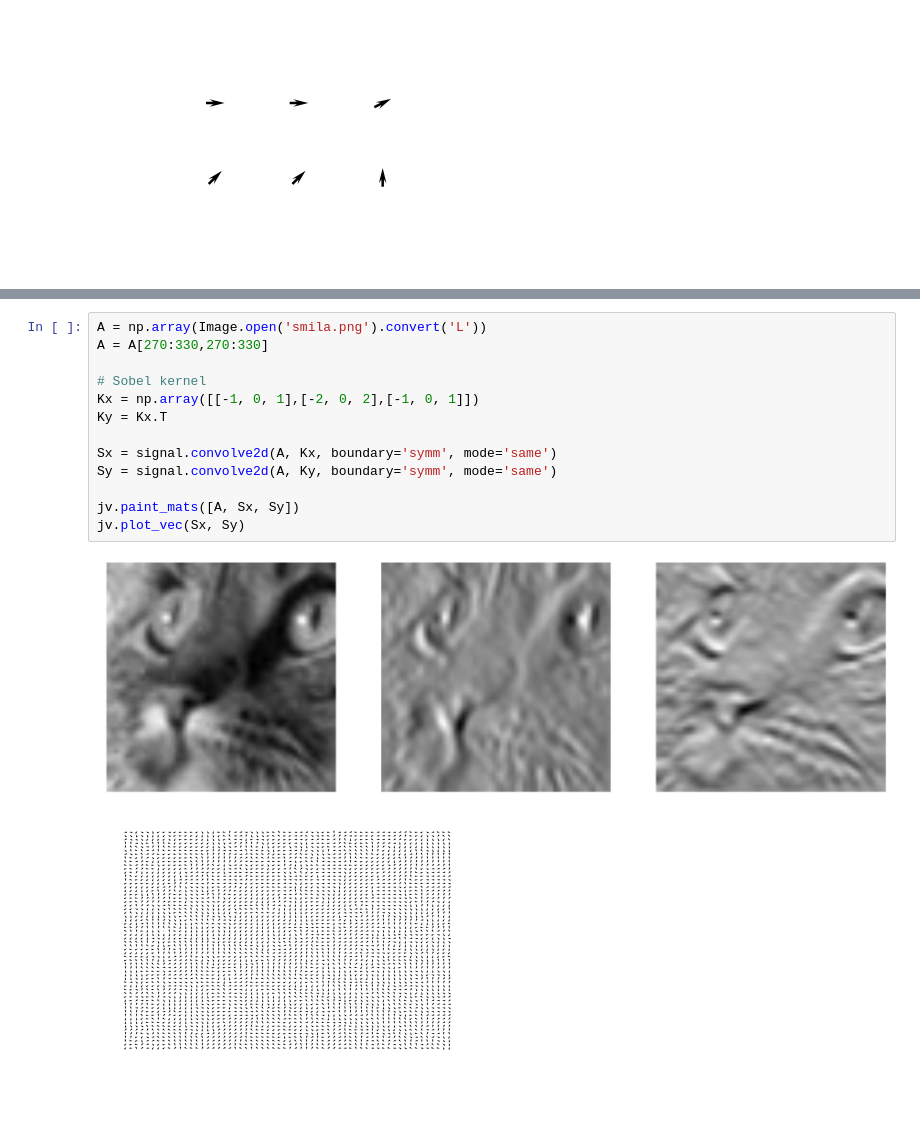
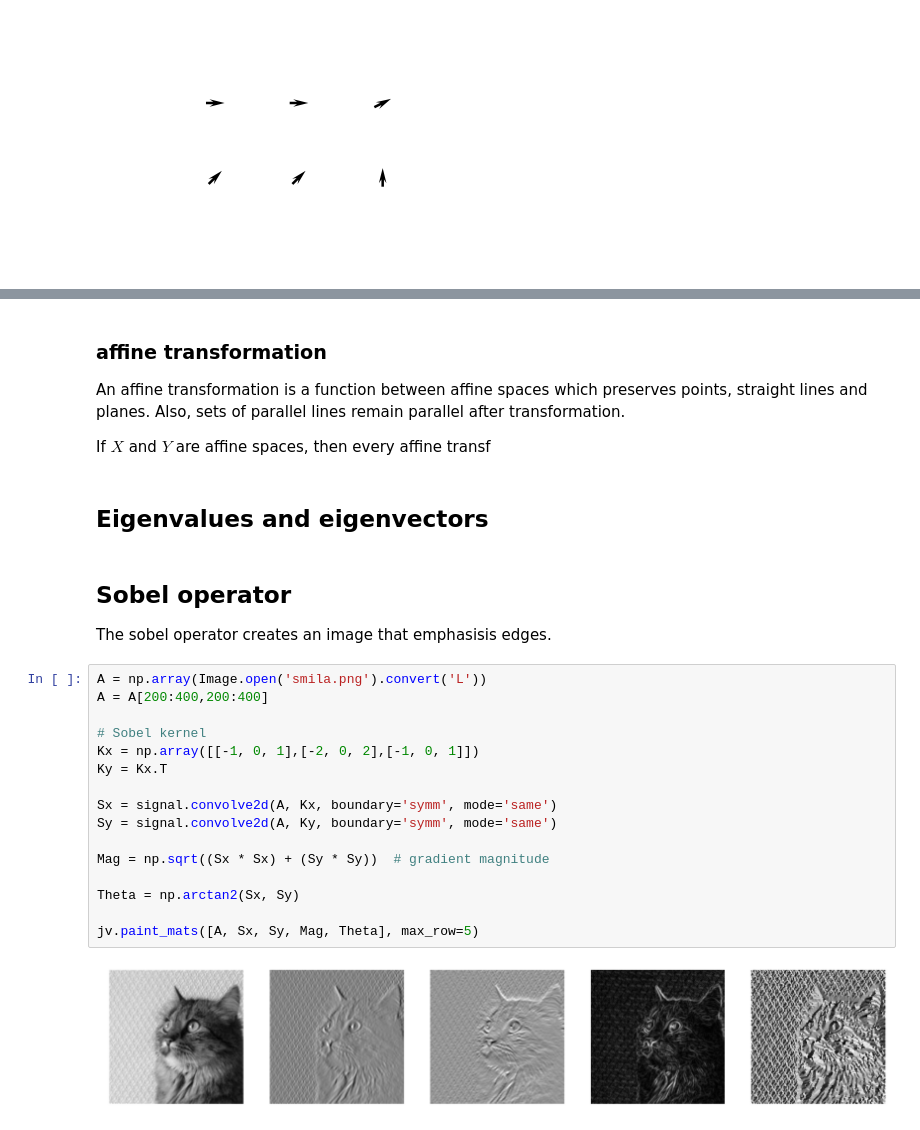
Before and after one commit to justayak/computer_vision_ws2015, a Jupyter notebook: play/studying.ipynb, the cells around one changed output, grey strips where cells are left out. Saved outputs shown, nothing was run; the diff lists cells and outputs as text; blank space fills up the shorter version.

Commit message:
start with sobel

```diff
--- a/play/studying.ipynb
+++ b/play/studying.ipynb
@@ -73,16 +100,28 @@ Theta:
+# %% [markdown]
+### affine transformation
+An affine transformation is a function between affine spaces which preserves points, straight lines and planes. Also, sets of parallel lines remain parallel after transformation.
+
+If $X$ and $Y$ are affine spaces, then every affine transf
+# %% [markdown]
+## Eigenvalues and eigenvectors
+# %% [markdown]
+## Sobel operator
+The sobel operator creates an image that emphasisis edges.
 # %%
 A = np.array(Image.open('smila.png').convert('L'))
-A = A[270:330,270:330]
+A = A[200:400,200:400]
 
 # Sobel kernel
 Kx = np.array([[-1, 0, 1],[-2, 0, 2],[-1, 0, 1]])
 Ky = Kx.T
 
 Sx = signal.convolve2d(A, Kx, boundary='symm', mode='same')
 Sy = signal.convolve2d(A, Ky, boundary='symm', mode='same')
 
-jv.paint_mats([A, Sx, Sy])
-jv.plot_vec(Sx, Sy)
+Mag = np.sqrt((Sx * Sx) + (Sy * Sy))  # gradient magnitude
+
+Theta = np.arctan2(Sx, Sy)
+
+jv.paint_mats([A, Sx, Sy, Mag, Theta], max_row=5)
 # %% [output]
-[figure, old version]
+[figure, new version]
-[figure, removed]
```
Also changed, not shown: parts of 2 cells of this notebook, 2 other files.
